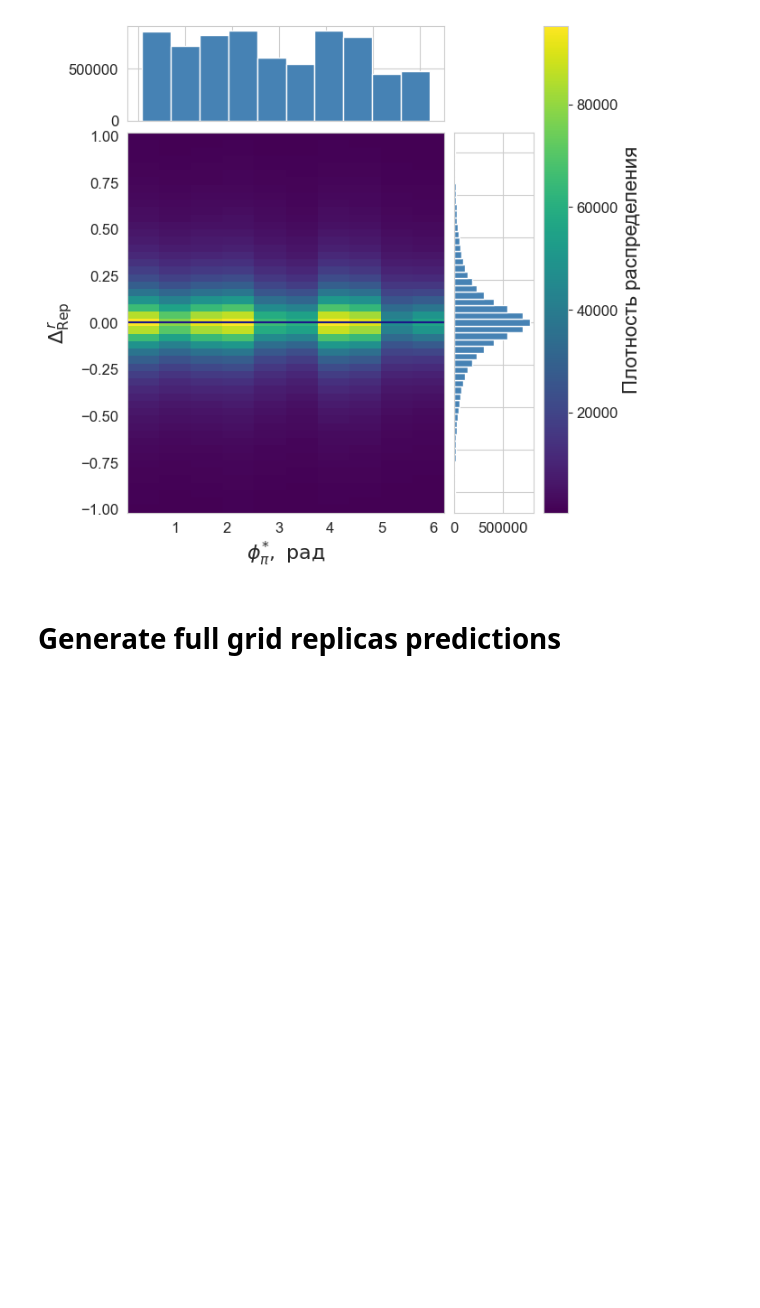
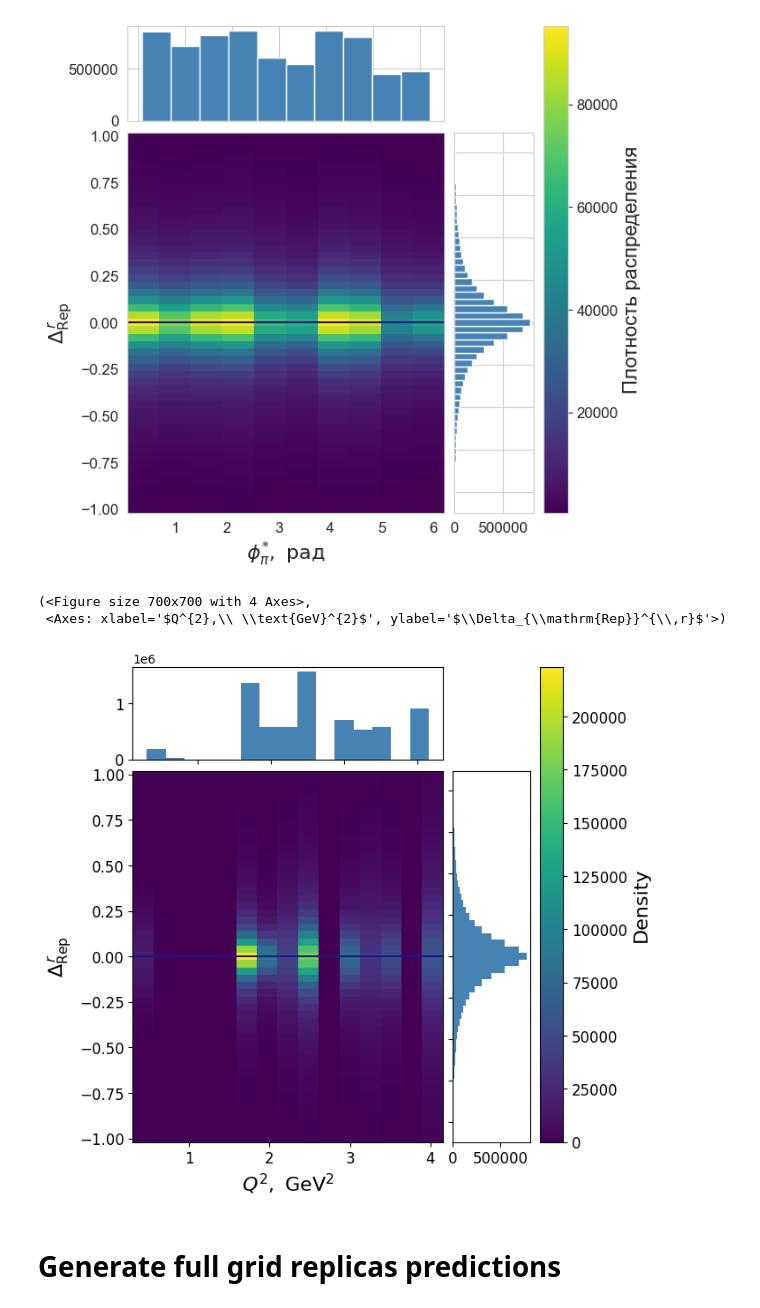
Before and after one commit to SINPML/pi_n_xsec, a Jupyter notebook: replicas/replicas_eval.ipynb, the cells around one changed output. Saved outputs shown, nothing was run; the diff lists cells and outputs as text; code cells hidden in the pictures; blank space fills up the shorter version.

```diff
--- a/replicas/replicas_eval.ipynb
+++ b/replicas/replicas_eval.ipynb
@@ -274,6 +327,18 @@ joint_density_plot(
 (<Figure size 700x700 with 4 Axes>,
  <Axes: xlabel='$\\phi_{\\pi}^{*},\\ \\text{рад}$', ylabel='$\\Delta_{\\mathrm{Rep}}^{\\,r}$'>)
 [figure]
+# %%
+joint_density_plot_en(
+    build_replica_df(df, "Q2"),
+    x_col="Q2",
+    x_bins=15,
+    y_bins=51,
+    xlabel=r"$Q^{2},\ \text{GeV}^{2}$"
+)
+# %% [output]
+(<Figure size 700x700 with 4 Axes>,
+ <Axes: xlabel='$Q^{2},\\ \\text{GeV}^{2}$', ylabel='$\\Delta_{\\mathrm{Rep}}^{\\,r}$'>)
+[figure, added]
 # %% [markdown]
 # Generate full grid replicas predictions
 # %%
```
Also changed, not shown: parts of 11 cells of this notebook, 2 other files.
